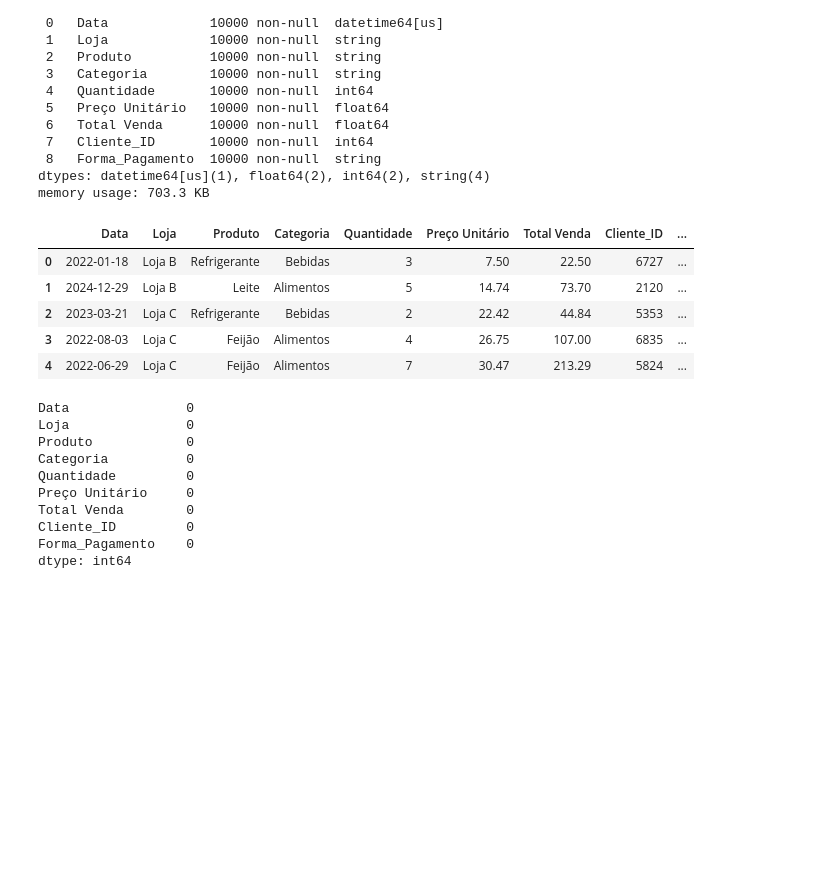
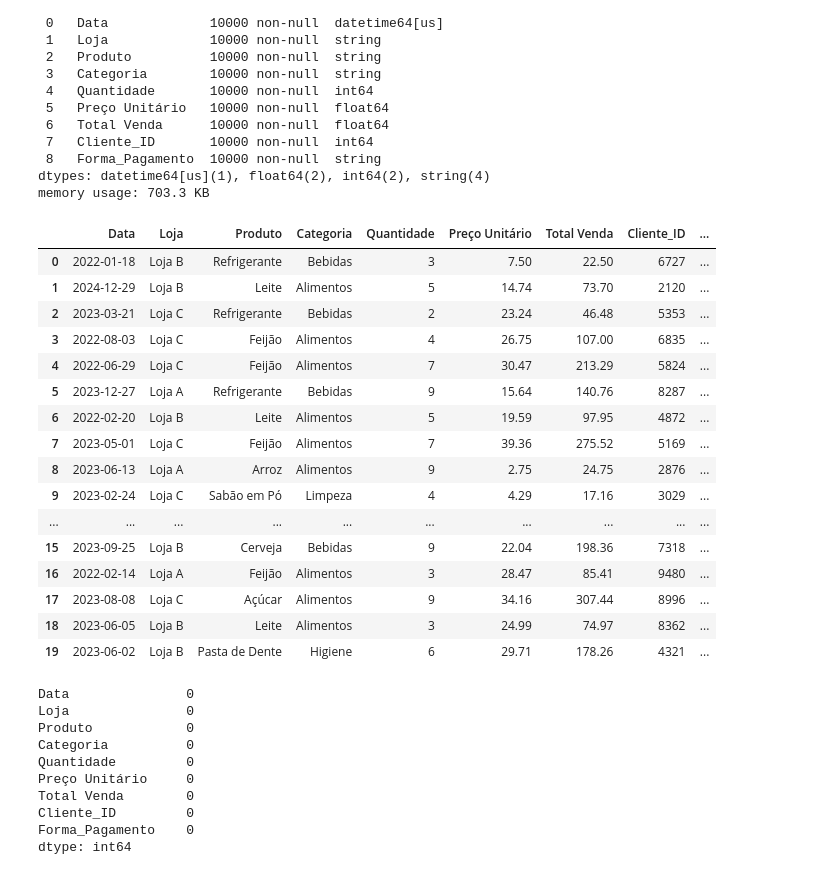
Before and after one commit to jailtonmonteiro/Supermercado, a Jupyter notebook: notebook/tratamento.ipynb, the cells around one changed output. Drawn from its saved outputs; the diff is of its cells as text; code cells hidden in the pictures; blank space fills up the shorter version.

```diff
--- a/notebook/tratamento.ipynb
+++ b/notebook/tratamento.ipynb
@@ -126,7 +126,7 @@ dados['Quantidade'].loc[(dados['Quantidade'] < 1) | (dados['Quantidade'] > 100)]
 Name: Quantidade, Length: 367, dtype: float64
 # %%
 # Correção de valores incorretos com base na regra de negócio
-dados.loc[(dados['Quantidade'] < 1) | (dados['Quantidade'] > 100)] = medianaQtd
+dados.loc[((dados['Quantidade'] < 1) | (dados['Quantidade'] > 100)), 'Quantidade'] = medianaQtd
 # %%
 # Nova verificação de valores fora da regra
 dados.loc[(dados['Quantidade'] < 1) | (dados['Quantidade'] > 100)]
@@ -264,7 +264,7 @@ dados.loc[dados['Total Venda'] != (dados['Preço Unitário'] * dados['Quantidade
 3633 rows × 9 columns
 # %%
 # Preenchimento de valores corretos na coluna seguindo a formúla
-dados['Total Venda'] = dados['Preço Unitário'] * dados['Quantidade']
+dados['Total Venda'] = round(dados['Preço Unitário'] * dados['Quantidade'], 2
 # %%
 # Verificação de valores incorretos da coluna total de vendas
 dados.loc[dados['Total Venda'] != (dados['Preço Unitário'] * dados['Quantidade'])]
@@ -332,14 +344,25 @@ Data columns (total 9 columns):
 dtypes: datetime64[us](1), float64(2), int64(2), string(4)
 memory usage: 703.3 KB
 # %%
-dados.head()
+dados.head(20)
 # %% [output]
 |  | Data | Loja | Produto | Categoria | Quantidade | Preço Unitário | Total Venda | Cliente_ID | ... |
 | 0 | 2022-01-18 | Loja B | Refrigerante | Bebidas | 3 | 7.50 | 22.50 | 6727 | ... |
 | 1 | 2024-12-29 | Loja B | Leite | Alimentos | 5 | 14.74 | 73.70 | 2120 | ... |
-| 2 | 2023-03-21 | Loja C | Refrigerante | Bebidas | 2 | 22.42 | 44.84 | 5353 | ... |
+| 2 | 2023-03-21 | Loja C | Refrigerante | Bebidas | 2 | 23.24 | 46.48 | 5353 | ... |
 | 3 | 2022-08-03 | Loja C | Feijão | Alimentos | 4 | 26.75 | 107.00 | 6835 | ... |
 | 4 | 2022-06-29 | Loja C | Feijão | Alimentos | 7 | 30.47 | 213.29 | 5824 | ... |
+| 5 | 2023-12-27 | Loja A | Refrigerante | Bebidas | 9 | 15.64 | 140.76 | 8287 | ... |
+| 6 | 2022-02-20 | Loja B | Leite | Alimentos | 5 | 19.59 | 97.95 | 4872 | ... |
+| 7 | 2023-05-01 | Loja C | Feijão | Alimentos | 7 | 39.36 | 275.52 | 5169 | ... |
+| 8 | 2023-06-13 | Loja A | Arroz | Alimentos | 9 | 2.75 | 24.75 | 2876 | ... |
+| 9 | 2023-02-24 | Loja C | Sabão em Pó | Limpeza | 4 | 4.29 | 17.16 | 3029 | ... |
+| ... | ... | ... | ... | ... | ... | ... | ... | ... | ... |
+| 15 | 2023-09-25 | Loja B | Cerveja | Bebidas | 9 | 22.04 | 198.36 | 7318 | ... |
+| 16 | 2022-02-14 | Loja A | Feijão | Alimentos | 3 | 28.47 | 85.41 | 9480 | ... |
+| 17 | 2023-08-08 | Loja C | Açúcar | Alimentos | 9 | 34.16 | 307.44 | 8996 | ... |
+| 18 | 2023-06-05 | Loja B | Leite | Alimentos | 3 | 24.99 | 74.97 | 8362 | ... |
+| 19 | 2023-06-02 | Loja B | Pasta de Dente | Higiene | 6 | 29.71 | 178.26 | 4321 | ... |
 # %%
 # Contagem de nulos
 dados.isnull().sum()
```
Also changed, not shown: parts of 10 cells of this notebook, 2 other files.
